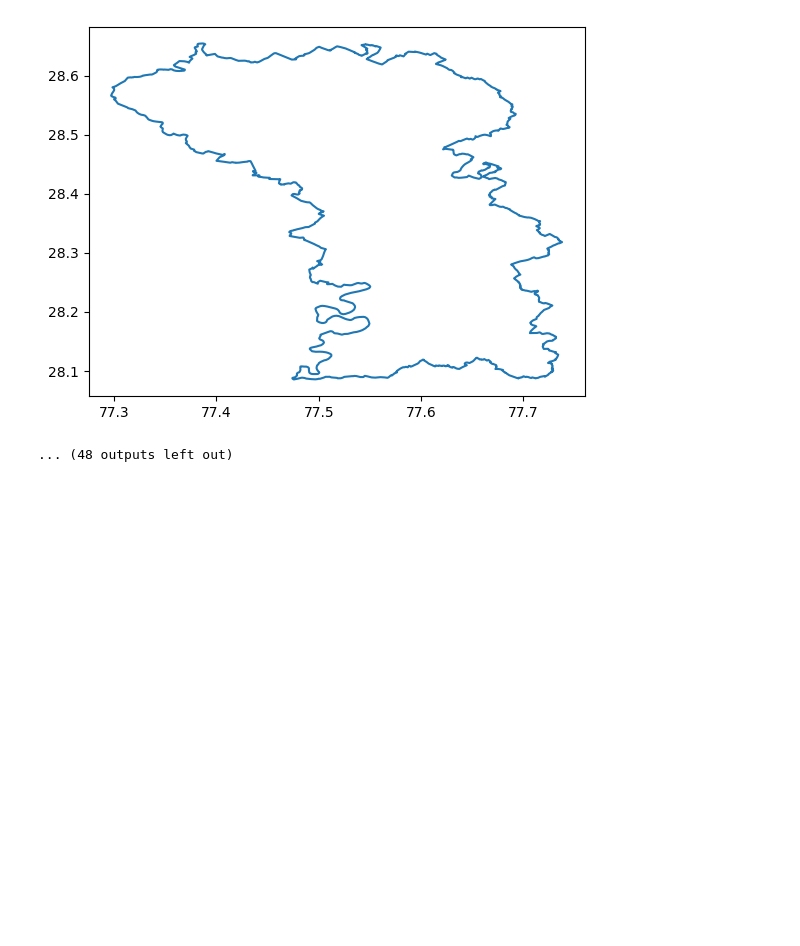
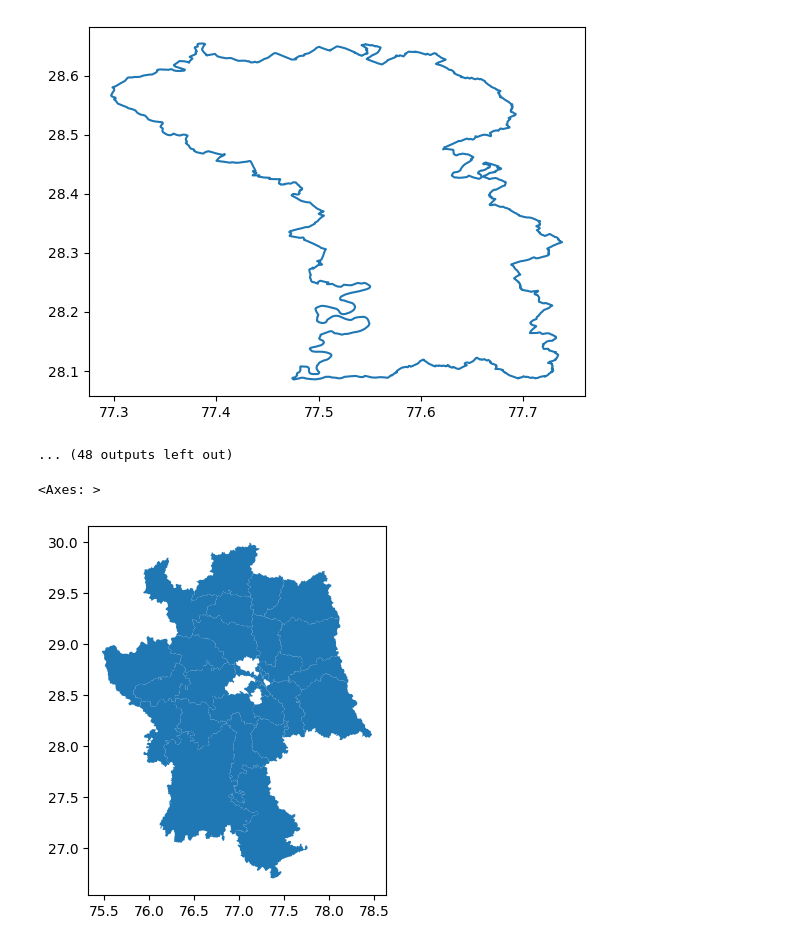
Before and after one commit to Aru-14/IIT_Gandhinagar_SRIP, a Jupyter notebook: task1.ipynb, the cells around one changed output. Saved outputs shown, nothing was run; the diff lists cells and outputs as text; code cells hidden in the pictures; blank space fills up the shorter version.

```diff
--- a/task1.ipynb
+++ b/task1.ipynb
@@ -52,3 +52,20 @@ for feature in data['features']:
 #
 [figure]
 ... (48 outputs left out)
+# %%
+import geopandas as gpd
+import json
+
+
+with open('./dataset/delhi_ncr_region.geojson') as f:
+    data = json.load(f)
+
+gdf = gpd.GeoDataFrame.from_features(data['features'])
+
+
+gdf.set_crs(epsg=4326, inplace=True)
+
+gdf.plot()
+# %% [output]
+<Axes: >
+[figure, added]
```
